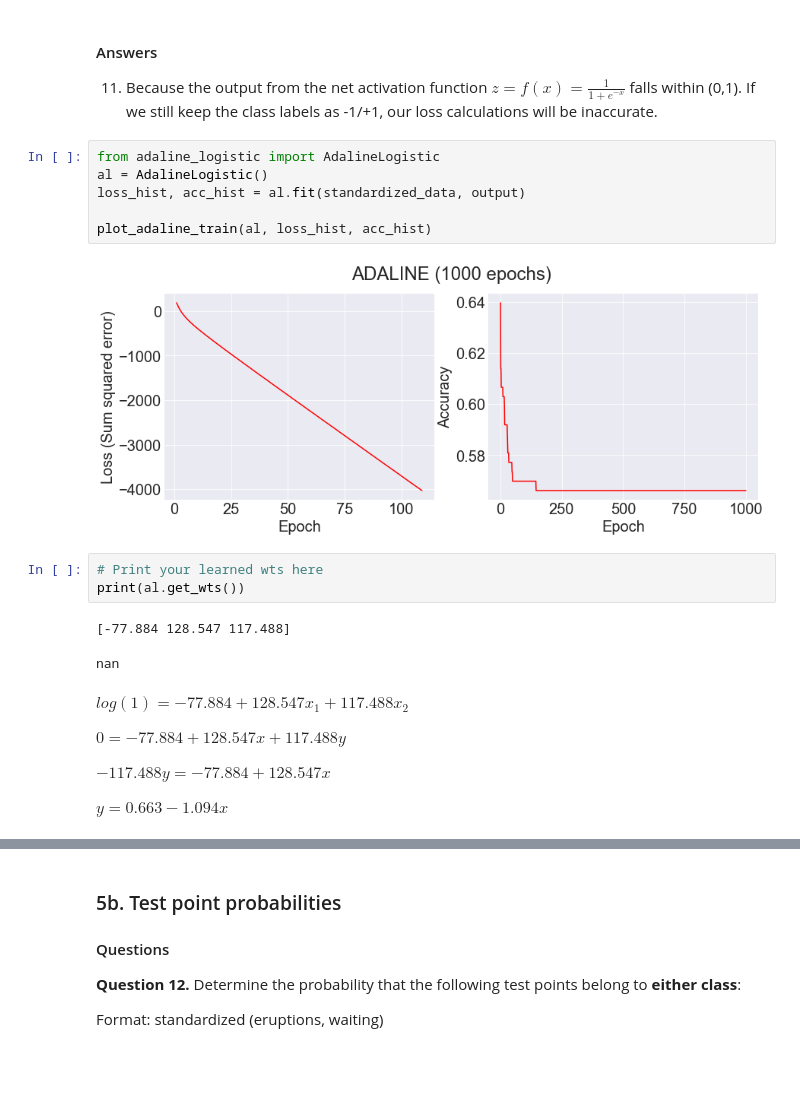
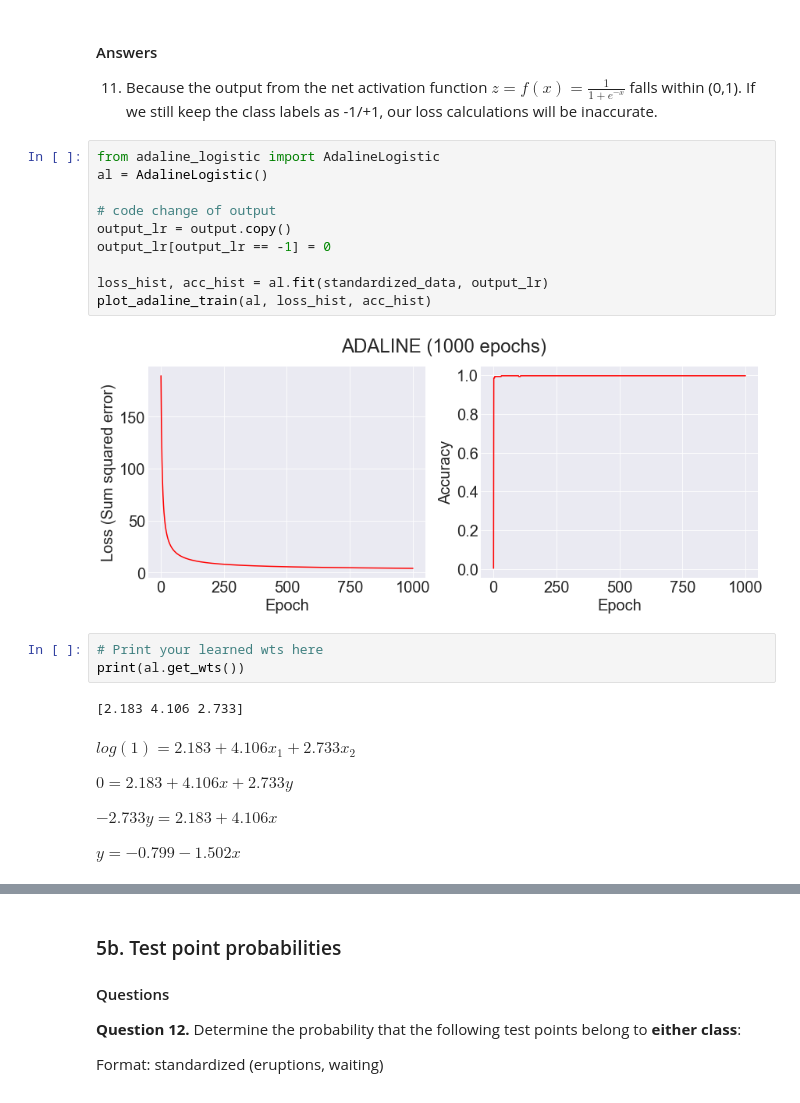
Before and after one commit to luhangsnn/neuralnetworks, a Jupyter notebook: proj1/classification_and_regression.ipynb, the cells around one changed output, grey strips where cells are left out. Saved outputs shown, nothing was run; the diff lists cells and outputs as text; blank space fills up the shorter version.

```diff
--- a/proj1/classification_and_regression.ipynb
+++ b/proj1/classification_and_regression.ipynb
@@ -161,23 +161,26 @@ where $z_i$ is the activation to input sample $i$ and $y_i$ is the corresponding
 # %%
 from adaline_logistic import AdalineLogistic
 al = AdalineLogistic()
-loss_hist, acc_hist = al.fit(standardized_data, output)
 
+# code change of output
+output_lr = output.copy()
+output_lr[output_lr == -1] = 0
+
+loss_hist, acc_hist = al.fit(standardized_data, output_lr)
 plot_adaline_train(al, loss_hist, acc_hist)
 # %% [output]
-[figure, old version]
+[figure, new version]
 # %%
 # Print your learned wts here
 print(al.get_wts())
 # %% [output]
-[-77.884 128.547 117.488]
+[2.183 4.106 2.733]
-nan
-# %% [markdown]
-$log(1)=-77.884+128.547x_1+117.488x_2$
-
-$0=-77.884+128.547x+117.488y$
-
-$-117.488y=-77.884+128.547x$
-
-$y=0.663-1.094x$
+# %% [markdown]
+$log(1)=2.183+4.106x_1+2.733x_2$
+
+$0=2.183+4.106x+2.733y$
+
+$-2.733y=2.183+4.106x$
+
+$y=-0.799-1.502x$
 # %%
```
Also changed, not shown: parts of 1 cell of this notebook.
